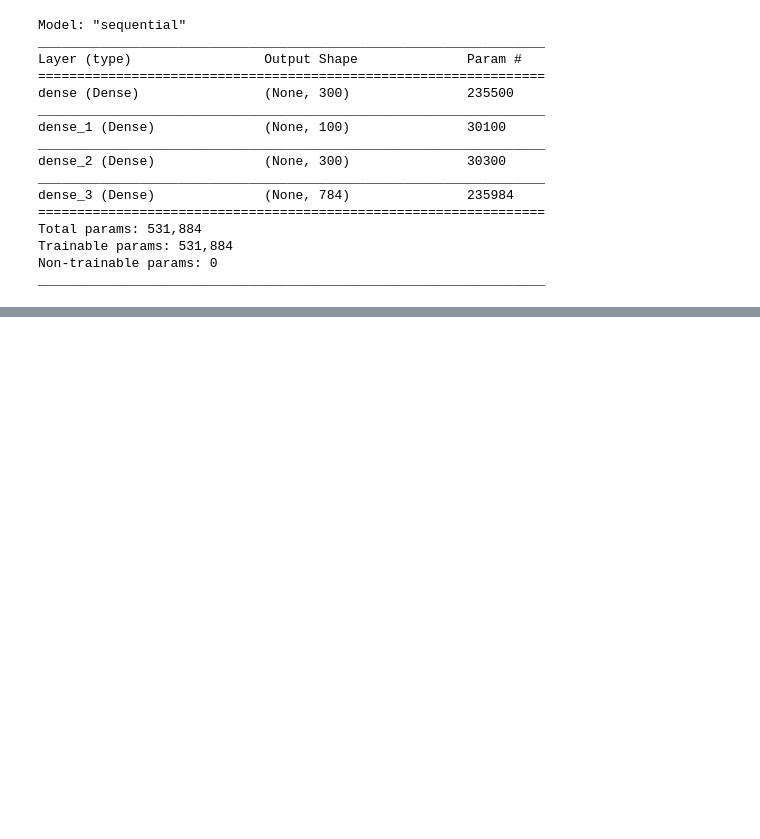
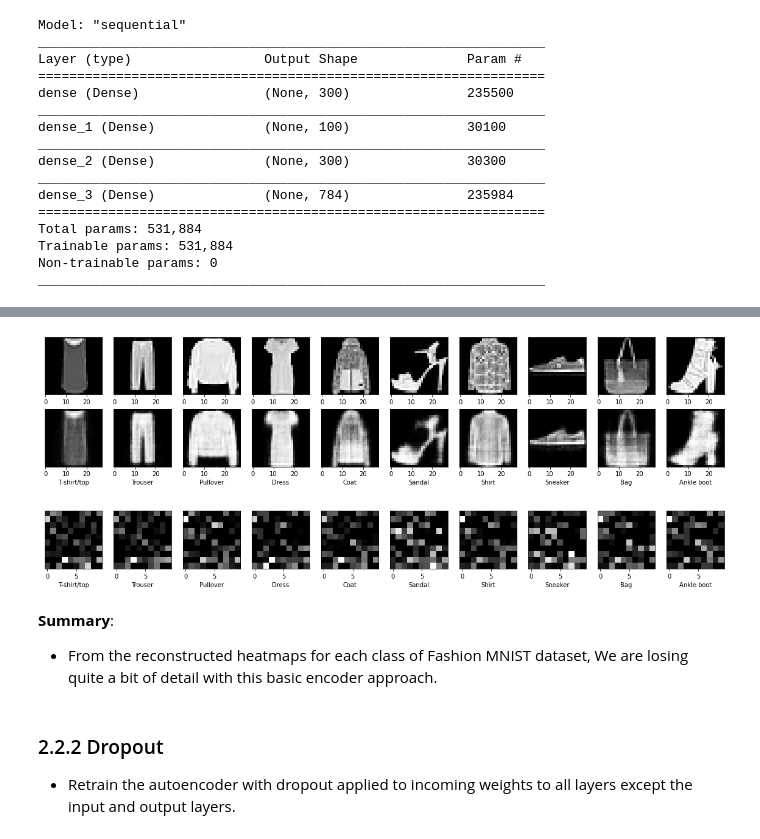
Before and after one commit to Chenghan-Sun/Deep-Learner, a Jupyter notebook: Part2_2_Image_CS.ipynb, the cells around one changed output, grey strips where cells are left out. Saved outputs shown, nothing was run; the diff lists cells and outputs as text; code cells hidden in the pictures; blank space fills up the shorter version.

Commit message:
Finished notebook for Image Processing

```diff
--- a/Part2_2_Image_CS.ipynb
+++ b/Part2_2_Image_CS.ipynb
@@ -82,9 +84,9 @@ Normalized and reshaped x test data size = (10000, 784).
 # %%
-# Build of a fully-connected autoencoder
+# Build of a fully-connected autoencoder model
 
 def autoencoder_model(input_shape):
     """ Build of a fully-connected autoencoder with ReLU activation
-    and layer sizes (784, 300, 100, 300, 784).
+    and layer sizes (784, 300, 100, 300, 784); Use mean squared error (MSE) loss.
     """
     model = keras.Sequential()
     model.add(layers.InputLayer(input_shape=input_shape))
@@ -127,14 +129,11 @@ Trainable params: 531,884
 Non-trainable params: 0
 _________________________________________________________________
 # %%
-# train the auto encoder
-logdir = os.path.join("logs", datetime.datetime.now().strftime("%Y%m%d-%H%M%S"))
-autoencoder_checkpointer = keras.callbacks.TensorBoard(logdir)
+# train the auto encoder with 10 epochs without labels
 
 autoencoder.fit(x_train,
                 x_train,
-                batch_size=64,
+                batch_size=256,
                 epochs=10,
-                shuffle=True,
-                callbacks=[autoencoder_checkpointer])
+                shuffle=True)
 # %% [output]
@@ -160,0 +161,25 @@ train_db = tf.data.Dataset.from_tensor_slices(x_train)
+# %%
+# Make predictions
+decoded_mnist = autoencoder.predict(x_train)
+# %%
+# visualize the reconstructed inputs and the decoded images representations
+plt.figure(figsize=(20, 4))
+
+for i_class in range(len(class_names)):
+    # Display original
+    ax = plt.subplot(2, len(class_names), i_class + 1)
+    i = np.argwhere(y_train == i_class)[1, 0]
+    plt.imshow(x_train[i].reshape(28, 28))
+    plt.gray()
+    ax.get_yaxis().set_visible(False)
+
+    # Display reconstruction
+    ax = plt.subplot(2, len(class_names), i_class + 1 + len(class_names))
+    plt.imshow(decoded_mnist[i].reshape(28, 28))
+    plt.gray()
+    plt.xlabel(class_names[i_class])
+    ax.get_yaxis().set_visible(False)
+
+plt.show()
+# %% [output]
+[figure, added]
@@ -160,0 +195,23 @@ train_db = tf.data.Dataset.from_tensor_slices(x_train)
+# %%
+# plot the encodings for ten examples of input, each class as 10x10 heatmaps
+
+plt.figure(figsize=(20, 4))
+
+for i_class in range(len(class_names)):
+    i = np.argwhere(y_train == i_class)[1, 0]
+    ax = plt.subplot(1, len(class_names), i_class + 1)
+    plt.imshow(encoded_mnist[i].reshape((10, 10)))
+    plt.gray()
+    plt.xlabel(class_names[i_class])
+    ax.get_yaxis().set_visible(False)
+
+plt.show()
+# %% [output]
+[figure, added]
+# %% [markdown]
+**Summary**:
+- From the reconstructed heatmaps for each class of Fashion MNIST dataset, We are losing quite a bit of detail with this basic encoder approach.
+# %% [markdown]
+### 2.2.2 Dropout
+
+- Retrain the autoencoder with dropout applied to incoming weights to all layers except the input and output layers.
```
Also changed, not shown: parts of 39 cells of this notebook.
